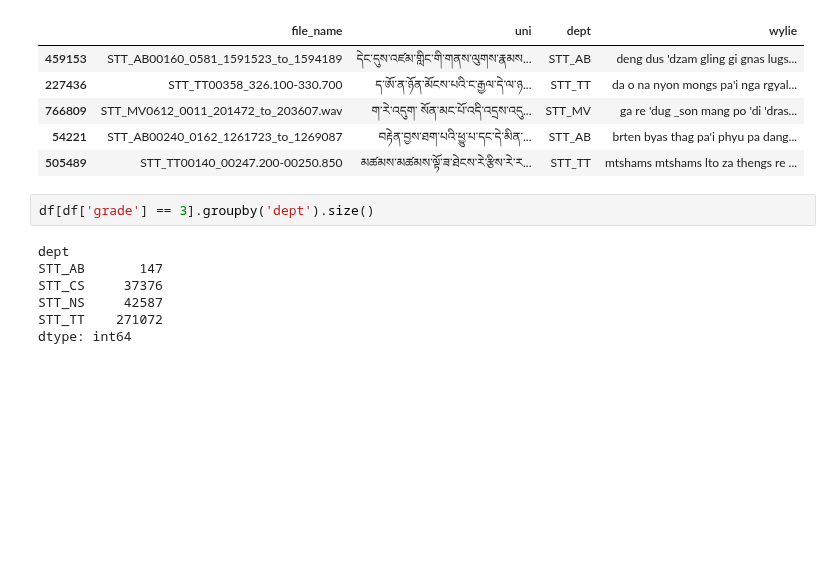
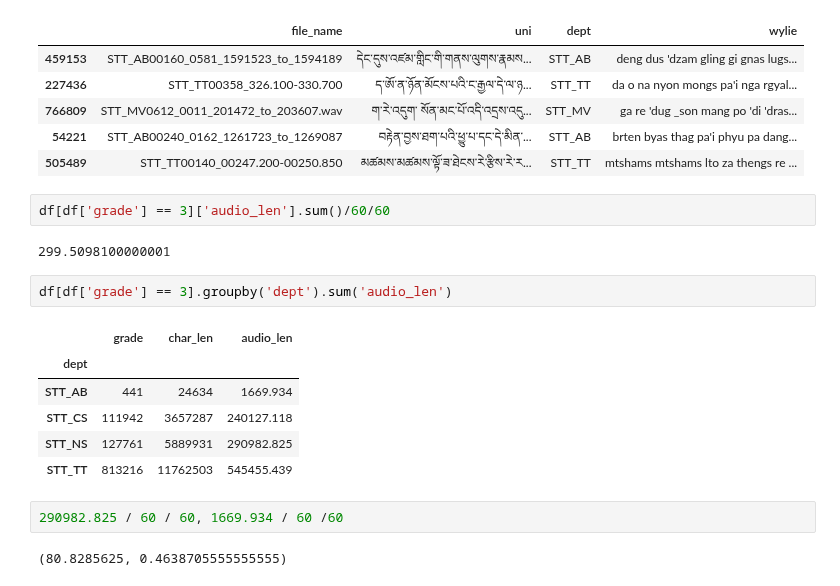
Before and after one commit to spsither/combining-dataset, a Jupyter notebook: 04_combine_all.ipynb, the cells around one changed output. Drawn from its saved outputs; the diff is of its cells as text; blank space fills up the shorter version.

```diff
--- a/04_combine_all.ipynb
+++ b/04_combine_all.ipynb
@@ -223,12 +223,20 @@ df.iloc[0:100,[0, 1, 3, 5]].head()
 | 766809 | STT_MV0612_0011_201472_to_203607.wav | ག་རེ་འདུག་ སོན་མང་པོ་འདི་འདྲས་འདུ... | STT_MV | ga re 'dug _son mang po 'di 'dras... |
 | 54221 | STT_AB00240_0162_1261723_to_1269087 | བརྟེན་བྱས་ཐག་པའི་ཕྱུ་པ་དང་དེ་མིན་... | STT_AB | brten byas thag pa'i phyu pa dang... |
 | 505489 | STT_TT00140_00247.200-00250.850 | མཚམས་མཚམས་ལྟོ་ཟ་ཐེངས་རེ་རྩིས་རེ་ར... | STT_TT | mtshams mtshams lto za thengs re ... |
+# %%
+df[df['grade'] == 3]['audio_len'].sum()/60/60
+# %% [output]
+299.5098100000001
 # %%
-df[df['grade'] == 3].groupby('dept').size()
+df[df['grade'] == 3].groupby('dept').sum('audio_len')
 # %% [output]
-dept
-STT_AB       147
-STT_CS     37376
-STT_NS     42587
-STT_TT    271072
-dtype: int64
+|  | grade | char_len | audio_len |
+| dept |  |  |  |
+| STT_AB | 441 | 24634 | 1669.934 |
+| STT_CS | 111942 | 3657287 | 240127.118 |
+| STT_NS | 127761 | 5889931 | 290982.825 |
+| STT_TT | 813216 | 11762503 | 545455.439 |
+# %%
+290982.825 / 60 / 60, 1669.934 / 60 /60
+# %% [output]
+(80.8285625, 0.4638705555555555)
```
Also changed, not shown: 1 other file.
